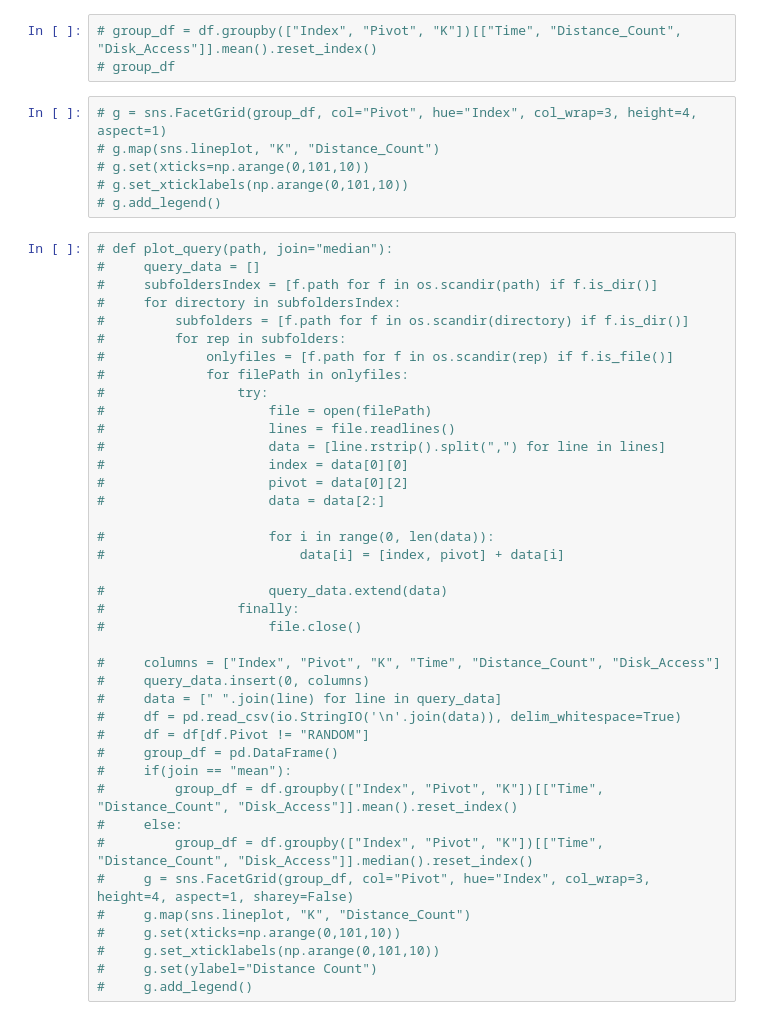
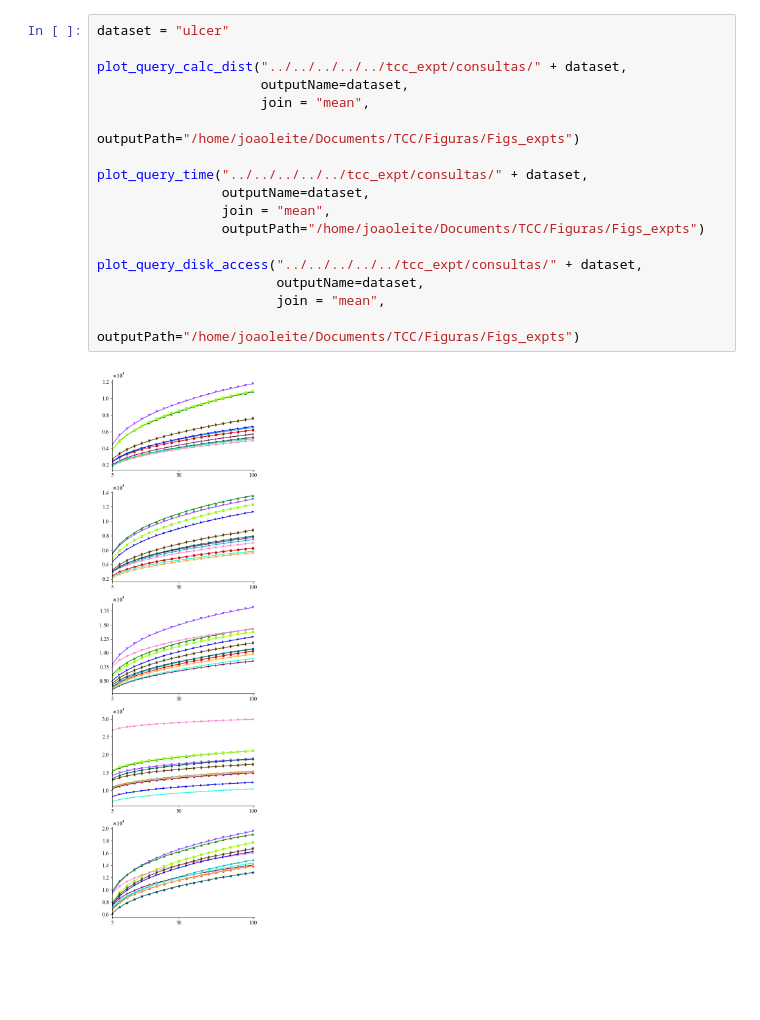
Before and after one commit to JoaoVitorLeite/gervLibProject, a Jupyter notebook: gervLib_Project/gervLib/python/Plots.ipynb, the cells around one changed output. Drawn from its saved outputs; the diff is of its cells as text; blank space fills up the shorter version.

```diff
--- a/gervLib_Project/gervLib/python/Plots.ipynb
+++ b/gervLib_Project/gervLib/python/Plots.ipynb
@@ -253,49 +261,19 @@ plot_build("../../../../../tcc_expt/consultas/nasa")
-# %%
-# group_df = df.groupby(["Index", "Pivot", "K"])[["Time", "Distance_Count", "Disk_Access"]].mean().reset_index()
-# group_df
-# %%
-# g = sns.FacetGrid(group_df, col="Pivot", hue="Index", col_wrap=3, height=4, aspect=1)
-# g.map(sns.lineplot, "K", "Distance_Count")
-# g.set(xticks=np.arange(0,101,10))
-# g.set_xticklabels(np.arange(0,101,10))
-# g.add_legend()
-# %%
-# def plot_query(path, join="median"):
-#     query_data = []
-#     subfoldersIndex = [f.path for f in os.scandir(path) if f.is_dir()]
-#     for directory in subfoldersIndex:
-#         subfolders = [f.path for f in os.scandir(directory) if f.is_dir()]
-#         for rep in subfolders:
-#             onlyfiles = [f.path for f in os.scandir(rep) if f.is_file()]
-#             for filePath in onlyfiles:
-#                 try:
-#                     file = open(filePath)
-#                     lines = file.readlines()
-#                     data = [line.rstrip().split(",") for line in lines]
-#                     index = data[0][0]
-#                     pivot = data[0][2]
-#                     data = data[2:]
-
-#                     for i in range(0, len(data)):
-#                         data[i] = [index, pivot] + data[i]
-
-#                     query_data.extend(data)
-#                 finally:
-#                     file.close()
-
-#     columns = ["Index", "Pivot", "K", "Time", "Distance_Count", "Disk_Access"]
-#     query_data.insert(0, columns)
-#     data = [" ".join(line) for line in query_data]
-#     df = pd.read_csv(io.StringIO('\n'.join(data)), delim_whitespace=True)
-#     df = df[df.Pivot != "RANDOM"]
-#     group_df = pd.DataFrame()
-#     if(join == "mean"):
-#         group_df = df.groupby(["Index", "Pivot", "K"])[["Time", "Distance_Count", "Disk_Access"]].mean().reset_index()
-#     else:
-#         group_df = df.groupby(["Index", "Pivot", "K"])[["Time", "Distance_Count", "Disk_Access"]].median().reset_index()
-#     g = sns.FacetGrid(group_df, col="Pivot", hue="Index", col_wrap=3, height=4, aspect=1, sharey=False)
-#     g.map(sns.lineplot, "K", "Distance_Count")
-#     g.set(xticks=np.arange(0,101,10))
-#     g.set_xticklabels(np.arange(0,101,10))
-#     g.set(ylabel="Distance Count")
-#     g.add_legend()
+# %%
+dataset = "ulcer"
+
+plot_query_calc_dist("../../../../../tcc_expt/consultas/" + dataset,
+                     outputName=dataset,
+                     join = "mean",
+                     outputPath="/home/joaoleite/Documents/TCC/Figuras/Figs_expts")
+
+plot_query_time("../../../../../tcc_expt/consultas/" + dataset,
+                outputName=dataset,
+                join = "mean",
+                outputPath="/home/joaoleite/Documents/TCC/Figuras/Figs_expts")
+
+plot_query_disk_access("../../../../../tcc_expt/consultas/" + dataset,
+                       outputName=dataset,
+                       join = "mean",
+                       outputPath="/home/joaoleite/Documents/TCC/Figuras/Figs_expts")
+# %% [output]
+[figure, added]
```
Also changed, not shown: parts of 13 cells of this notebook, 3 other files.
